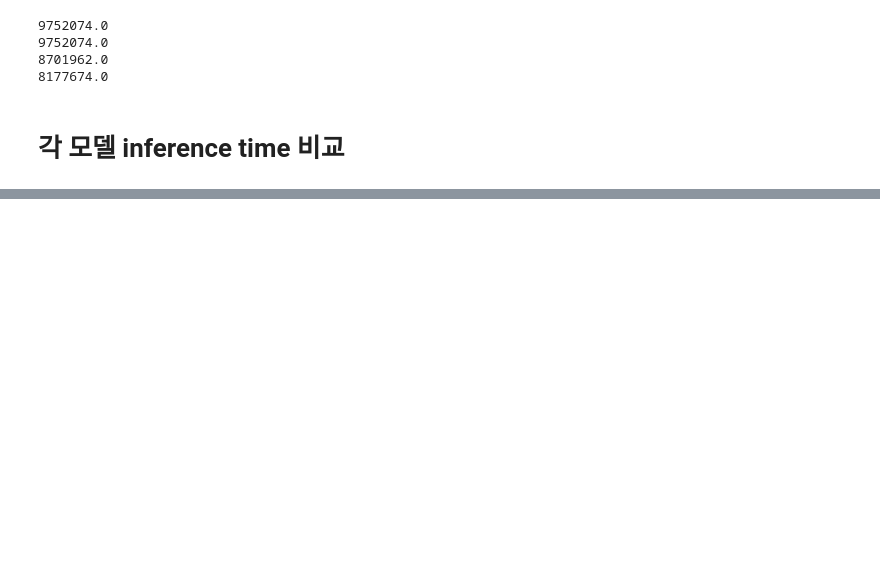
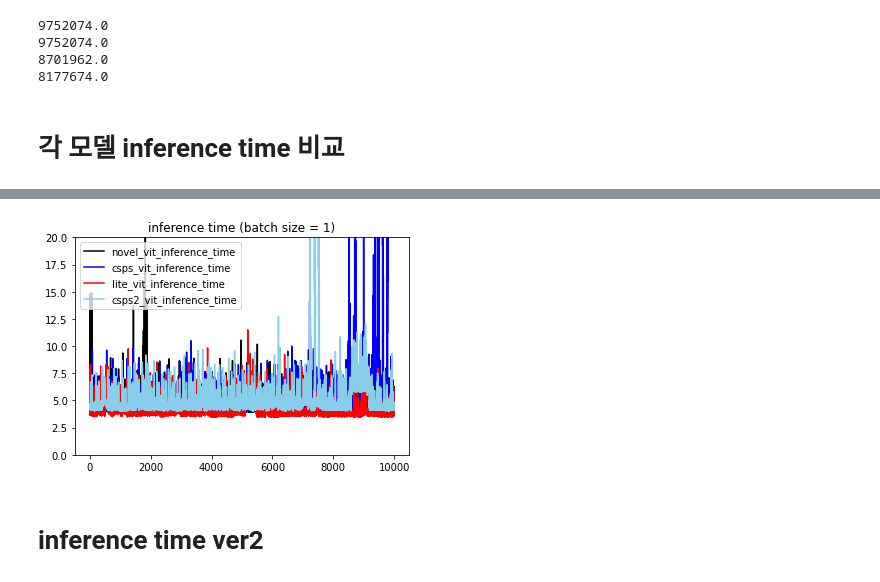
Before and after one commit to Hansanghyun-github/my_prototype, a Jupyter notebook: prototype.ipynb, the cells around one changed output, grey strips where cells are left out. Saved outputs shown, nothing was run; the diff lists cells and outputs as text; code cells hidden in the pictures; blank space fills up the shorter version.

```diff
--- a/prototype.ipynb
+++ b/prototype.ipynb
@@ -1277,0 +1205,23 @@ plt.show()
+# %%
+batch = 1
+novel_vit_inference_time = measure_inference_time(batch, net)
+csps_vit_inference_time = measure_inference_time(batch, csp_vit_net)
+lite_vit_inference_time = measure_inference_time(batch, lite_vit_net)
+csps2_vit_inference_time = measure_inference_time(batch, csp_vit_ver2_net)
+# %%
+title = 'inference time (batch size = '
+title = title + str(batch)
+title = title + ')'
+
+plt.plot(novel_vit_inference_time, label = "novel_vit_inference_time", color = 'black')
+plt.plot(csps_vit_inference_time, label = "csps_vit_inference_time", color = 'blue')
+plt.plot(lite_vit_inference_time, label = "lite_vit_inference_time", color = 'red')
+plt.plot(csps2_vit_inference_time, label = "csps2_vit_inference_time", color = 'skyblue')
+plt.legend()
+plt.title(title)
+plt.ylim(0,20)
+plt.show()
+# %% [output]
+[figure, added]
+# %% [markdown]
+# inference time ver2
```
Also changed, not shown: parts of 29 cells of this notebook.
